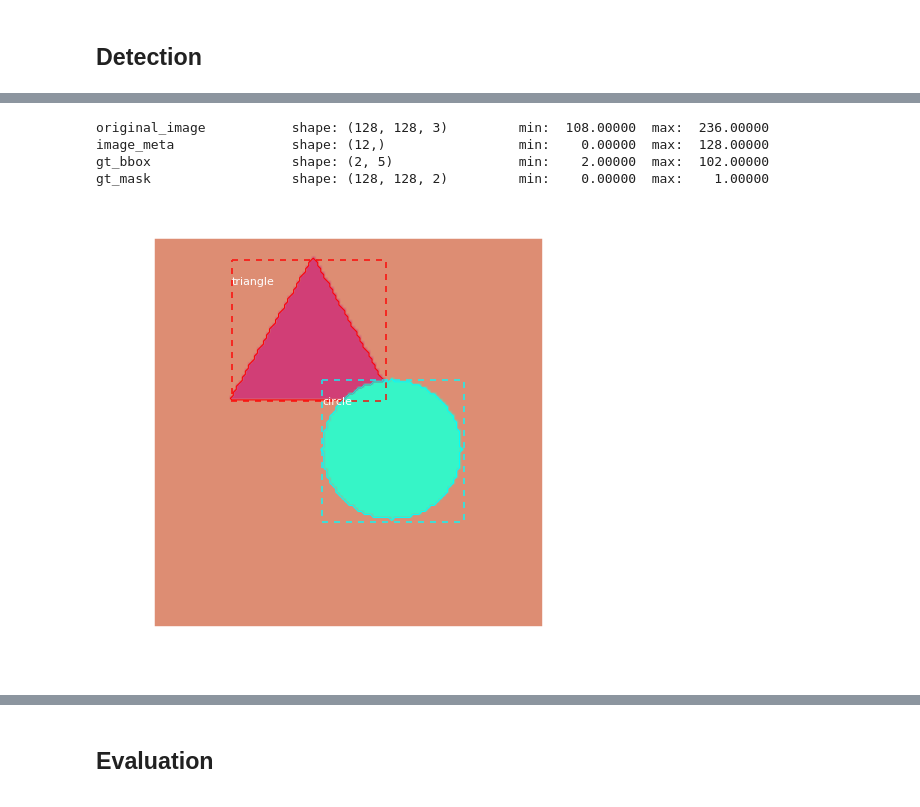
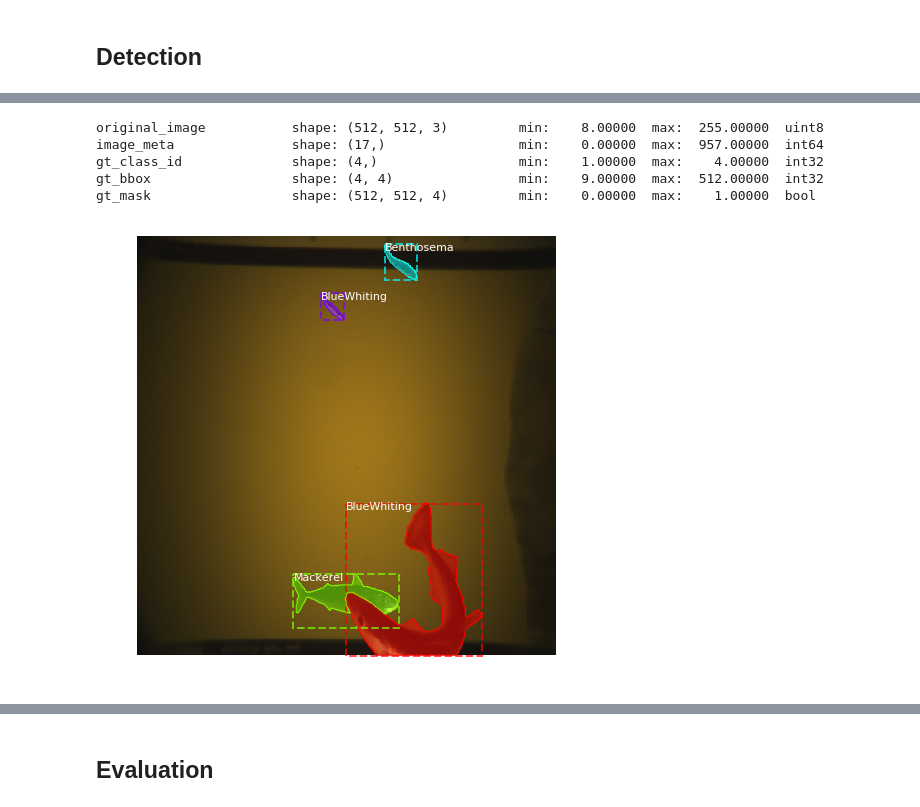
Before and after one commit to hvagstol/inf368, a Jupyter notebook: ex2/train_fish.ipynb, the cells around one changed output, grey strips where cells are left out. Drawn from its saved outputs; the diff is of its cells as text; code cells hidden in the pictures.

Commit message:
added train_fish here

```diff
--- a/ex2/train_fish.ipynb
+++ b/ex2/train_fish.ipynb
@@ -43,10 +45,10 @@ Using TensorFlow backend.
 # %% [markdown]
 ## Configurations
 # %%
-class ShapesConfig(Config):
-    """Configuration for training on the toy shapes dataset.
+class FishConfig(Config):
+    """Configuration for training on the fish dataset.
     Derives from the base Config class and overrides values specific
-    to the toy shapes dataset.
+    to the fish dataset.
     """
     # Give the configuration a recognizable name
     NAME = "fish"
@@ -54,30 +56,30 @@ class ShapesConfig(Config):
     # Train on 1 GPU and 8 images per GPU. We can put multiple images on each
     # GPU because the images are small. Batch size is 8 (GPUs * images/GPU).
     GPU_COUNT = 1
-    IMAGES_PER_GPU = 8
+    IMAGES_PER_GPU = 4 # was 8
 
     # Number of classes (including background)
-    NUM_CLASSES = 1 + 4  # background + 3 shapes
+    NUM_CLASSES = 1 + 4  # background + 3 species
 
     # Use small images for faster training. Set the limits of the small side
     # the large side, and that determines the image shape.
-    IMAGE_MIN_DIM = 128
-    IMAGE_MAX_DIM = 128
+    IMAGE_MIN_DIM = 512
+    IMAGE_MAX_DIM = 512
 
     # Use smaller anchors because our image and objects are small
-    RPN_ANCHOR_SCALES = (8, 16, 32, 64, 128)  # anchor side in pixels
+    RPN_ANCHOR_SCALES = (32, 64, 128,256,512)  # anchor side in pixels
 
     # Reduce training ROIs per image because the images are small and have
     # few objects. Aim to allow ROI sampling to pick 33% positive ROIs.
-    TRAIN_ROIS_PER_IMAGE = 32
+    TRAIN_ROIS_PER_IMAGE = 128 #was 32
 
     # Use a small epoch since the data is simple
-    STEPS_PER_EPOCH = 100
+    STEPS_PER_EPOCH = 2500 #was 100
 
     # use small validation steps since the epoch is small
-    VALIDATION_STEPS = 5
+    VALIDATION_STEPS = 50 # was 5
 
-config = ShapesConfig()
+config = FishConfig()
 config.display()
 # %% [output]
 Configurations:
@@ -329,3 +245,8 @@ dataset_val.prepare()
+# %%
+# Test dataset
+dataset_test = FishDataset('test_mask')
+dataset_test.load_fish(1000, 'test_img')
+dataset_test.prepare()
 # %%
 # Load and display random samples
 from IPython.display import display
@@ -442,7 +371,7 @@ Epoch 1/1
 # %% [markdown]
 ## Detection
 # %%
-class InferenceConfig(ShapesConfig):
+class InferenceConfig(FishConfig):
     GPU_COUNT = 1
     IMAGES_PER_GPU = 1
 
@@ -464,24 +399,25 @@ model.load_weights(model_path, by_name=True)
 # %%
 # Test on a random image
-image_id = random.choice(dataset_val.image_ids)
+image_id = random.choice(dataset_test.image_ids)
 original_image, image_meta, gt_class_id, gt_bbox, gt_mask =\
-    modellib.load_image_gt(dataset_val, inference_config,
+    modellib.load_image_gt(dataset_test, inference_config,
                            image_id, use_mini_mask=False)
 
 log("original_image", original_image)
 log("image_meta", image_meta)
 log("gt_class_id", gt_class_id)
 log("gt_bbox", gt_bbox)
 log("gt_mask", gt_mask)
 
 visualize.display_instances(original_image, gt_bbox, gt_mask, gt_class_id,
-                            dataset_train.class_names, figsize=(8, 8))
+                            dataset_test.class_names, figsize=(8, 8))
 # %% [output]
-original_image           shape: (128, 128, 3)         min:  108.00000  max:  236.00000
-image_meta               shape: (12,)                 min:    0.00000  max:  128.00000
-gt_bbox                  shape: (2, 5)                min:    2.00000  max:  102.00000
-gt_mask                  shape: (128, 128, 2)         min:    0.00000  max:    1.00000
+original_image           shape: (512, 512, 3)         min:    8.00000  max:  255.00000  uint8
+image_meta               shape: (17,)                 min:    0.00000  max:  957.00000  int64
+gt_class_id              shape: (4,)                  min:    1.00000  max:    4.00000  int32
+gt_bbox                  shape: (4, 4)                min:    9.00000  max:  512.00000  int32
+gt_mask                  shape: (512, 512, 4)         min:    0.00000  max:    1.00000  bool
-[figure, old version]
+[figure, new version]
 # %%
 results = model.detect([original_image], verbose=1)
 
```
Also changed, not shown: parts of 21 cells of this notebook.
